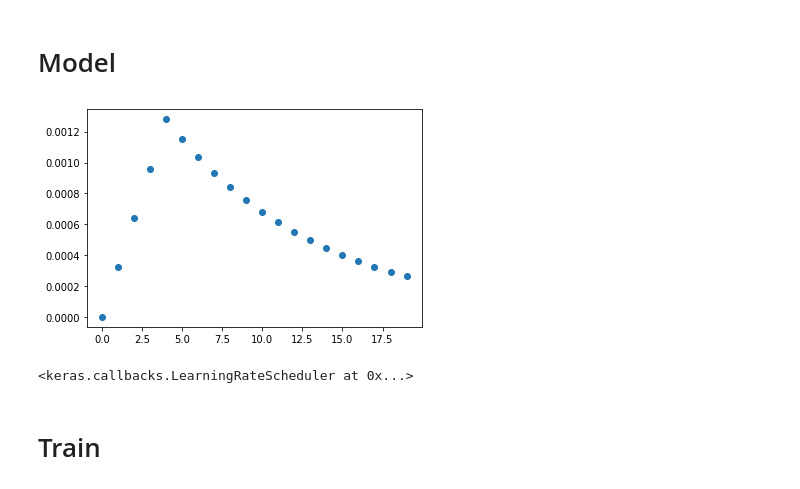
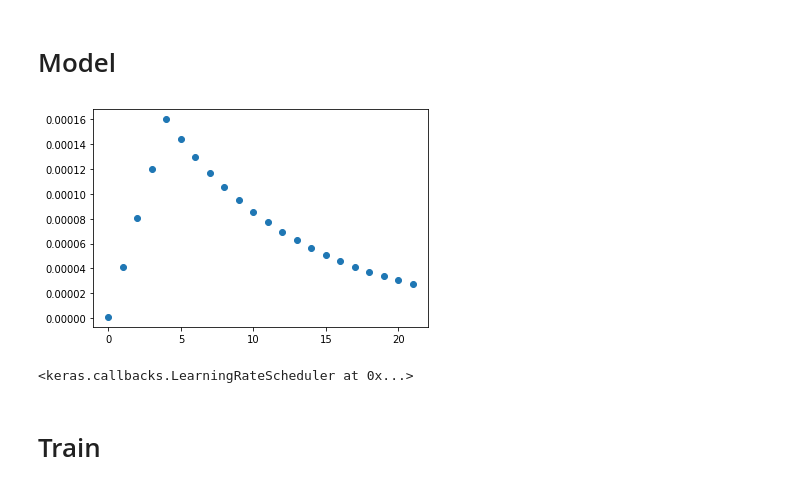
Before and after one commit to YDdreammaker/dl_whale_classification, a Jupyter notebook: happywhale-arcface-baseline-eff7-tpu-768-concat.ipynb, the cells around one changed output. Saved outputs shown, nothing was run; the diff lists cells and outputs as text; code cells hidden in the pictures.

```diff
--- a/happywhale-arcface-baseline-eff7-tpu-768-concat.ipynb
+++ b/happywhale-arcface-baseline-eff7-tpu-768-concat.ipynb
@@ -325,19 +324,18 @@ class config:
     RESUME = False
     RESUME_EPOCH = None
 
-
     ### Dataset
-    BATCH_SIZE = 16 * strategy.num_replicas_in_sync
-    IMAGE_SIZE = 512
+    BATCH_SIZE = 4 * strategy.num_replicas_in_sync
+    IMAGE_SIZE = 768
     N_CLASSES = 15587
 
     ### Model
     model_type = 'effnetv1'
-    EFF_NET = 5
+    EFF_NET = 7
     EFF_NETV2 = 's-21k-ft1k'
     FREEZE_BATCH_NORM = False
-    head = 'arcface'
-    EPOCHS = 20
+    head = 'arcface' # 'arcface'
+    EPOCHS = 22
     LR = 0.001
     message='baseline'
 
@@ -684,39 +818,39 @@ def get_model():
         return model,embed_model
 # %%
 def get_lr_callback(plot=False):
-    lr_start   = 0.000002
-    lr_max     = 0.00001 * config.BATCH_SIZE
-    lr_min     = 0.000002
+    lr_start   = 0.000001
+    lr_max     = 0.000005 * config.BATCH_SIZE
+    lr_min     = 0.000001
     lr_ramp_ep = 4
     lr_sus_ep  = 0
     lr_decay   = 0.9
 
     def lrfn(epoch):
         if config.RESUME:
             epoch = epoch + config.RESUME_EPOCH
         if epoch < lr_ramp_ep:
             lr = (lr_max - lr_start) / lr_ramp_ep * epoch + lr_start
 
         elif epoch < lr_ramp_ep + lr_sus_ep:
             lr = lr_max
 
         else:
             lr = (lr_max - lr_min) * lr_decay**(epoch - lr_ramp_ep - lr_sus_ep) + lr_min
 
         return lr
 
     if plot:
         epochs = list(range(config.EPOCHS))
         learning_rates = [lrfn(x) for x in epochs]
         plt.scatter(epochs,learning_rates)
         plt.show()
 
     lr_callback = tf.keras.callbacks.LearningRateScheduler(lrfn, verbose=False)
     return lr_callback
 
 get_lr_callback(plot=True)
 # %% [output]
-[figure, old version]
+[figure, new version]
 <keras.callbacks.LearningRateScheduler at 0x...>
 # %%
 class Snapshot(tf.keras.callbacks.Callback):
```
Also changed, not shown: parts of 16 cells of this notebook.
